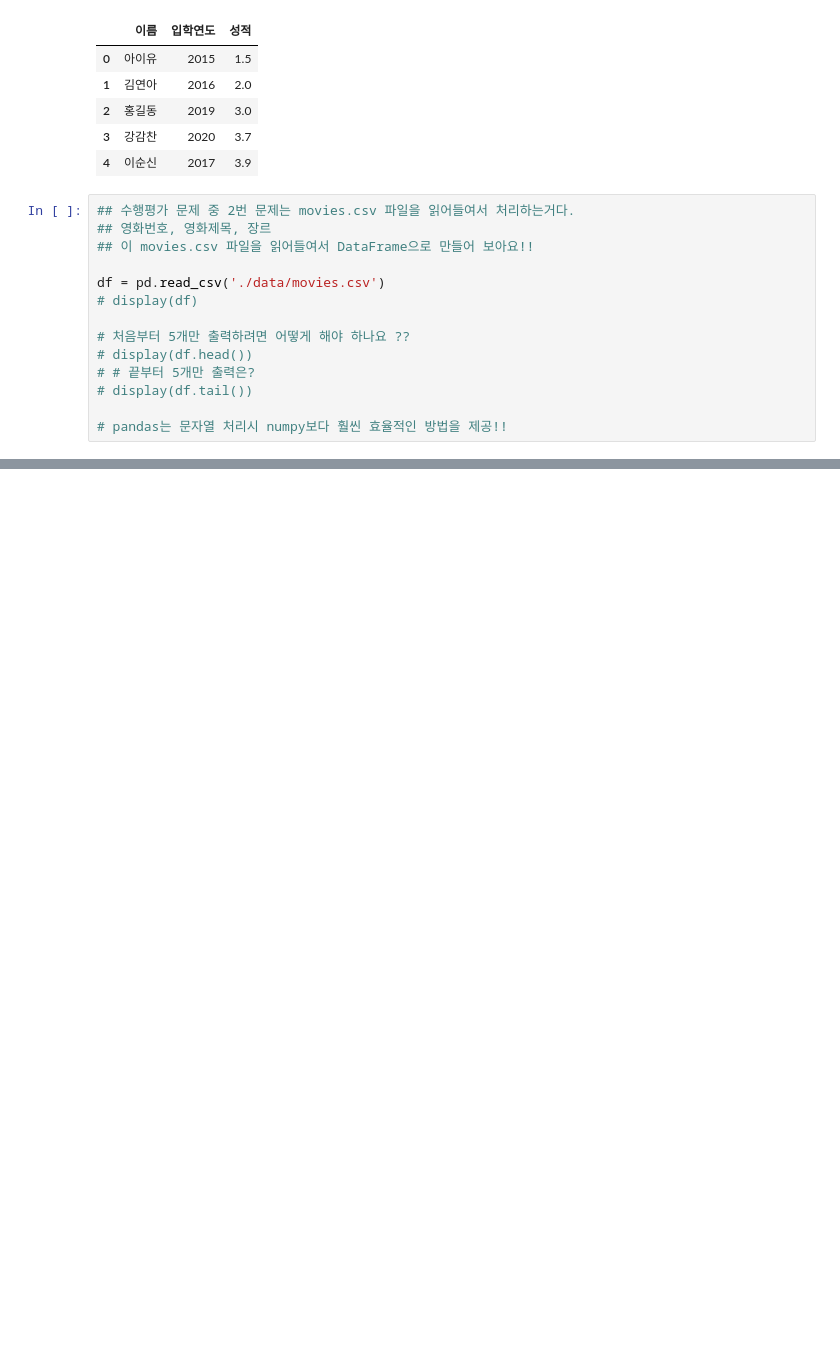
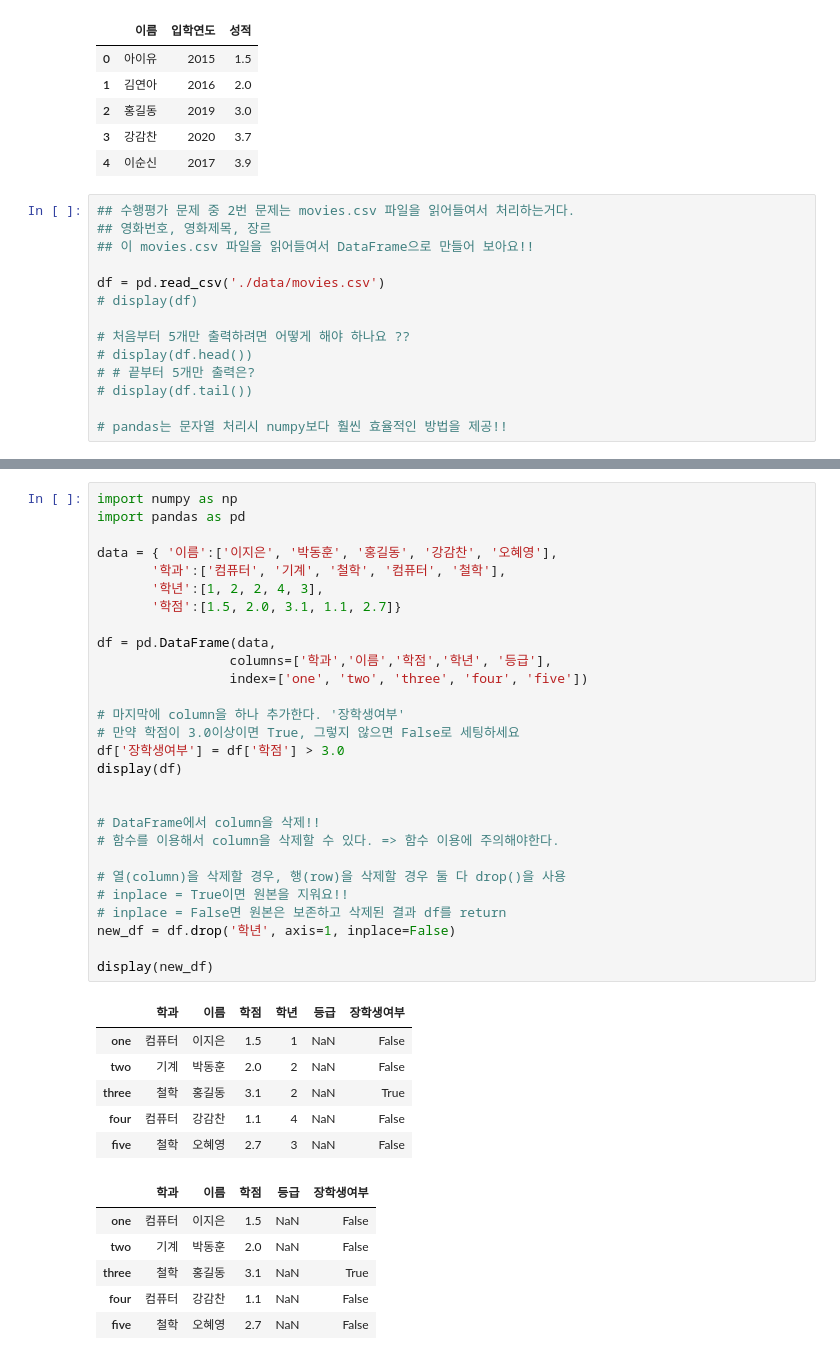
Before and after one commit to sehun4239/Data-analysis-Machine-Learning-Basic, a Jupyter notebook: 02.pandas.ipynb, the cells around one changed output, grey strips where cells are left out. Saved outputs shown, nothing was run; the diff lists cells and outputs as text; blank space fills up the shorter version.

```diff
--- a/02.pandas.ipynb
+++ b/02.pandas.ipynb
@@ -422,0 +828,41 @@ display(df)
+# %%
+import numpy as np
+import pandas as pd
+
+data = { '이름':['이지은', '박동훈', '홍길동', '강감찬', '오혜영'],
+       '학과':['컴퓨터', '기계', '철학', '컴퓨터', '철학'],
+       '학년':[1, 2, 2, 4, 3],
+       '학점':[1.5, 2.0, 3.1, 1.1, 2.7]}
+
+df = pd.DataFrame(data,
+                 columns=['학과','이름','학점','학년', '등급'],
+                 index=['one', 'two', 'three', 'four', 'five'])
+
+# 마지막에 column을 하나 추가한다. '장학생여부'
+# 만약 학점이 3.0이상이면 True, 그렇지 않으면 False로 세팅하세요
+df['장학생여부'] = df['학점'] > 3.0
+display(df)
+
+
+# DataFrame에서 column을 삭제!!
+# 함수를 이용해서 column을 삭제할 수 있다. => 함수 이용에 주의해야한다.
+
+# 열(column)을 삭제할 경우, 행(row)을 삭제할 경우 둘 다 drop()을 사용
+# inplace = True이면 원본을 지워요!!
+# inplace = False면 원본은 보존하고 삭제된 결과 df를 return
+new_df = df.drop('학년', axis=1, inplace=False)
+
+display(new_df)
+# %% [output]
+|  | 학과 | 이름 | 학점 | 학년 | 등급 | 장학생여부 |
+| one | 컴퓨터 | 이지은 | 1.5 | 1 | NaN | False |
+| two | 기계 | 박동훈 | 2.0 | 2 | NaN | False |
+| three | 철학 | 홍길동 | 3.1 | 2 | NaN | True |
+| four | 컴퓨터 | 강감찬 | 1.1 | 4 | NaN | False |
+| five | 철학 | 오혜영 | 2.7 | 3 | NaN | False |
+|  | 학과 | 이름 | 학점 | 등급 | 장학생여부 |
+| one | 컴퓨터 | 이지은 | 1.5 | NaN | False |
+| two | 기계 | 박동훈 | 2.0 | NaN | False |
+| three | 철학 | 홍길동 | 3.1 | NaN | True |
+| four | 컴퓨터 | 강감찬 | 1.1 | NaN | False |
+| five | 철학 | 오혜영 | 2.7 | NaN | False |
```
Also changed, not shown: parts of 13 cells of this notebook, 2 other files.
